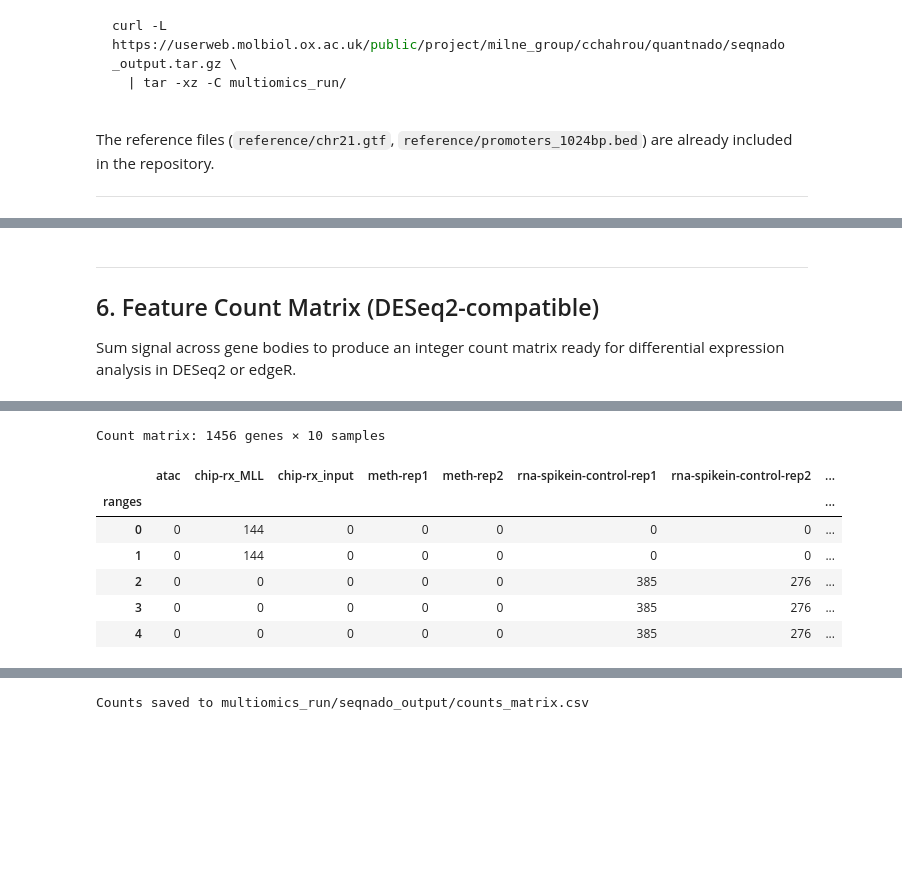
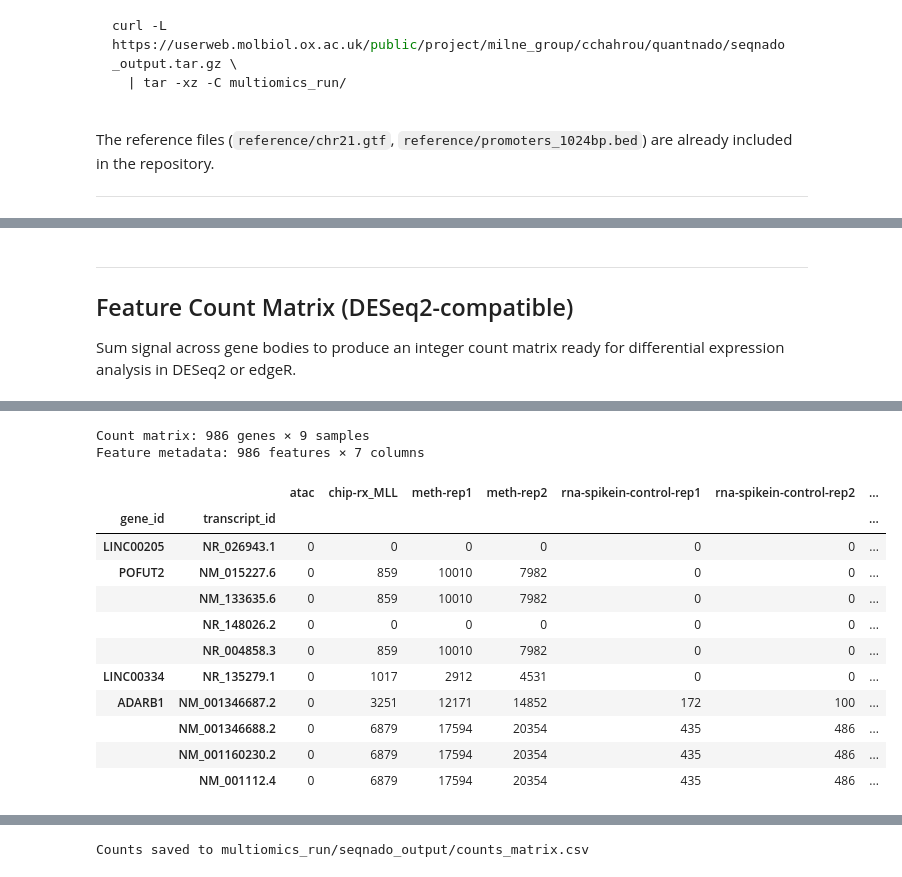
Before and after one commit to Milne-Group/QuantNado, a Jupyter notebook: example/example_dataset.ipynb, the cells around one changed output, grey strips where cells are left out. Saved outputs shown, nothing was run; the diff lists cells and outputs as text; code cells hidden in the pictures; blank space fills up the shorter version.

```diff
--- a/example/example_dataset.ipynb
+++ b/example/example_dataset.ipynb
@@ -93,9 +95,9 @@ Done.
 OUT_DIR = RUN_DIR / "seqnado_output"
 REF_DIR = RUN_DIR / "reference"
 
-MS_PATH = RUN_DIR / "dataset"  # MultiomicsStore directory
-BED_FILE = REF_DIR / "promoters_1024bp.bed"
-GTF_FILE = REF_DIR / "chr21.gtf"
+MS_PATH = RUN_DIR / "dataset.zarr"  # MultiomicsStore directory
+BED_FILE = str(REF_DIR / "promoters_1024bp.bed")
+GTF_FILE = str(REF_DIR / "chr21.gtf")
 FIG_DIR = RUN_DIR / "figures"
 
 FIG_DIR.mkdir(parents=True, exist_ok=True)
@@ -370,16 +308,18 @@ plt.show()
 # %% [markdown]
 ---
-## 6. Feature Count Matrix (DESeq2-compatible)
+## Feature Count Matrix (DESeq2-compatible)
 
 Sum signal across gene bodies to produce an integer count matrix ready for differential
 expression analysis in DESeq2 or edgeR.
 # %%
-counts, features = qn.feature_counts(
-    bed_file=str(BED_FILE),
-    feature_type="gene",
+counts, features = qn.count_features(
+    gtf_file=GTF_FILE,
+    feature_type="transcript",
+    feature_id_col=["gene_id", "transcript_id"],
     integerize=True,
 )
 
 print(f"Count matrix: {counts.shape[0]} genes × {counts.shape[1]} samples")
-counts.head()
+print(f"Feature metadata: {features.shape[0]} features × {features.shape[1]} columns")
+counts.head(10)
 # %% [output]
@@ -388,8 +328,14 @@ counts.head()
-Count matrix: 1456 genes × 10 samples
+Count matrix: 986 genes × 9 samples
+Feature metadata: 986 features × 7 columns
-|  | atac | chip-rx_MLL | chip-rx_input | meth-rep1 | meth-rep2 | rna-spikein-control-rep1 | rna-spikein-control-rep2 | ... |
-| ranges |  |  |  |  |  |  |  | ... |
-| 0 | 0 | 144 | 0 | 0 | 0 | 0 | 0 | ... |
-| 1 | 0 | 144 | 0 | 0 | 0 | 0 | 0 | ... |
-| 2 | 0 | 0 | 0 | 0 | 0 | 385 | 276 | ... |
-| 3 | 0 | 0 | 0 | 0 | 0 | 385 | 276 | ... |
-| 4 | 0 | 0 | 0 | 0 | 0 | 385 | 276 | ... |
+|  |  | atac | chip-rx_MLL | meth-rep1 | meth-rep2 | rna-spikein-control-rep1 | rna-spikein-control-rep2 | ... |
+| gene_id | transcript_id |  |  |  |  |  |  | ... |
+| LINC00205 | NR_026943.1 | 0 | 0 | 0 | 0 | 0 | 0 | ... |
+| POFUT2 | NM_015227.6 | 0 | 859 | 10010 | 7982 | 0 | 0 | ... |
+|  | NM_133635.6 | 0 | 859 | 10010 | 7982 | 0 | 0 | ... |
+|  | NR_148026.2 | 0 | 0 | 0 | 0 | 0 | 0 | ... |
+|  | NR_004858.3 | 0 | 859 | 10010 | 7982 | 0 | 0 | ... |
+| LINC00334 | NR_135279.1 | 0 | 1017 | 2912 | 4531 | 0 | 0 | ... |
+| ADARB1 | NM_001346687.2 | 0 | 3251 | 12171 | 14852 | 172 | 100 | ... |
+|  | NM_001346688.2 | 0 | 6879 | 17594 | 20354 | 435 | 486 | ... |
+|  | NM_001160230.2 | 0 | 6879 | 17594 | 20354 | 435 | 486 | ... |
+|  | NM_001112.4 | 0 | 6879 | 17594 | 20354 | 435 | 486 | ... |
```
Also changed, not shown: parts of 64 cells of this notebook, 19 other files.
